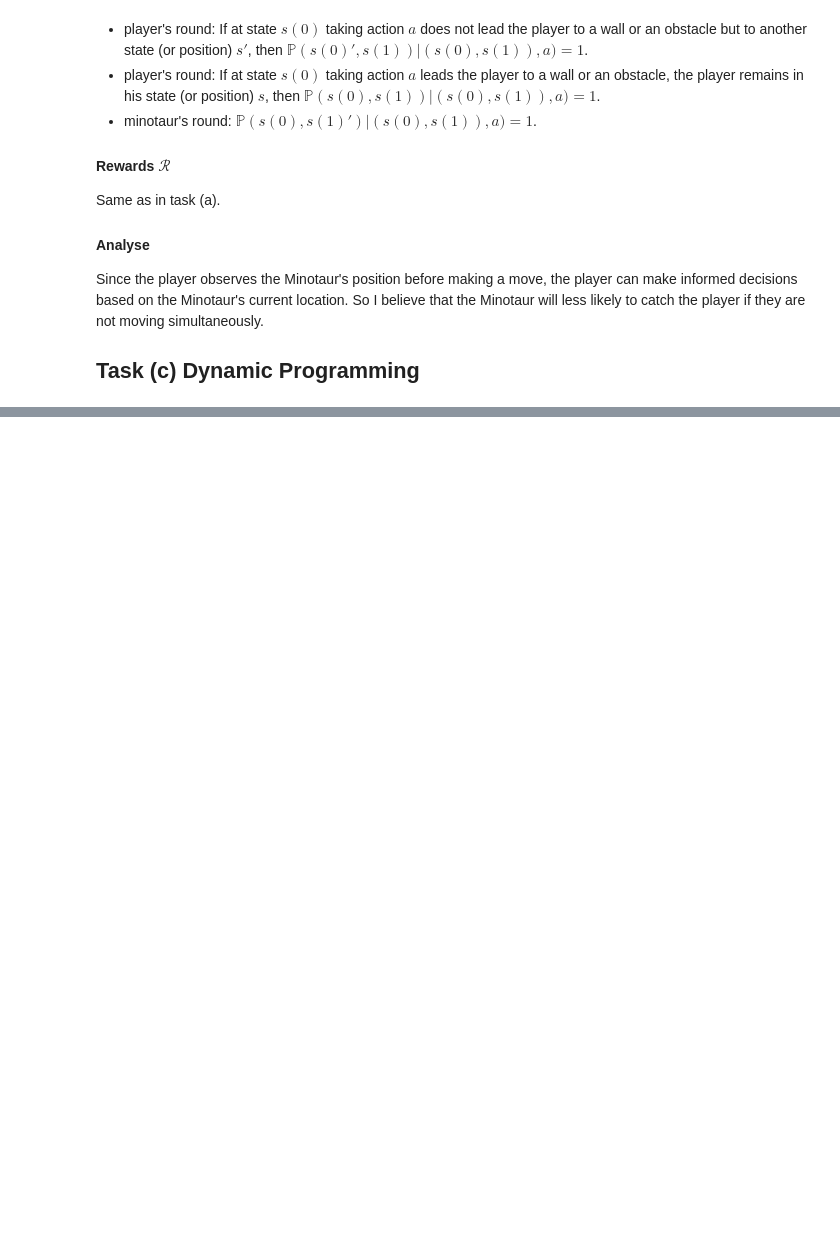
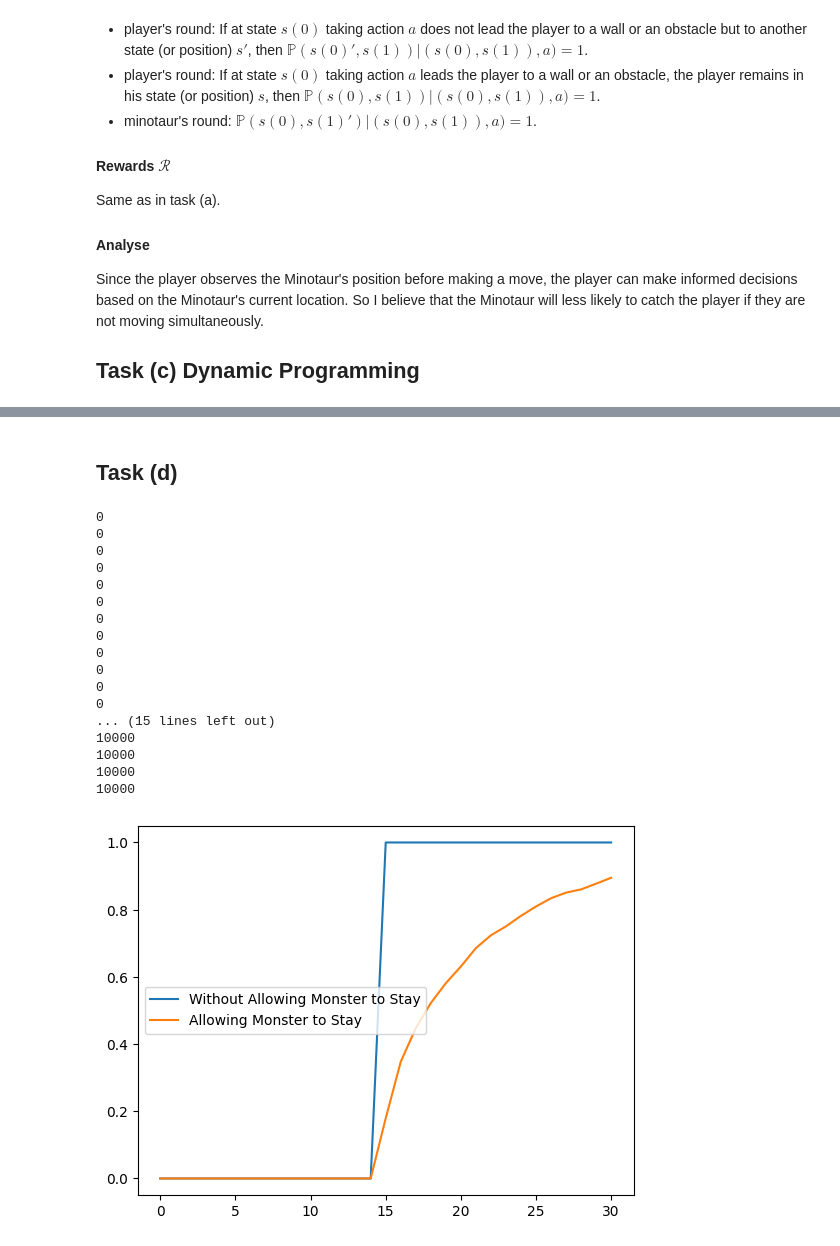
Before and after one commit to tawsiislam/RL_labs, a Jupyter notebook: lab1/lab1.ipynb, the cells around one changed output, grey strips where cells are left out. Drawn from its saved outputs; the diff is of its cells as text; code cells hidden in the pictures; blank space fills up the shorter version.

```diff
--- a/lab1/lab1.ipynb
+++ b/lab1/lab1.ipynb
@@ -83,0 +91,54 @@ V, policy= mz.dynamic_programming(env,horizon);
+# %% [markdown]
+## Task (d)
+# %%
+# Not allow monster to stay
+n = 10000
+ps = []
+for t in range(31):
+    V, policy= mz.dynamic_programming(env,t)
+    success = 0
+    method = 'DynProg'
+    start  = ((0, 0),(6, 5))
+    for _ in range(n):
+        path = env.simulate(start, policy, method);
+        if path[-1][0] == (6, 5):
+            success += 1
+    ps.append(success/n)
+
+plt.plot(ps, label="Without Allowing Monster to Stay")
+
+# Allow monster to stay
+enva = mz.Maze(maze_mat)
+psa = []
+for t in range(31):
+    V, policy= mz.dynamic_programming(enva,t)
+    success = 0
+    method = 'DynProg'
+    start  = ((0, 0),(6, 5))
+    for _ in range(n):
+        path = enva.simulate(start, policy, method);
+        if path[-1][0] == (6, 5):
+            success += 1
+    psa.append(success/n)
+plt.plot(psa, label="Allowing Monster to Stay")
+plt.legend()
+plt.show()
+# %% [output]
+0
+0
+0
+0
+0
+0
+0
+0
+0
+0
+0
+0
+... (15 lines left out)
+10000
+10000
+10000
+10000
+[figure, added]
```
Also changed, not shown: parts of 5 cells of this notebook, 2 other files.
